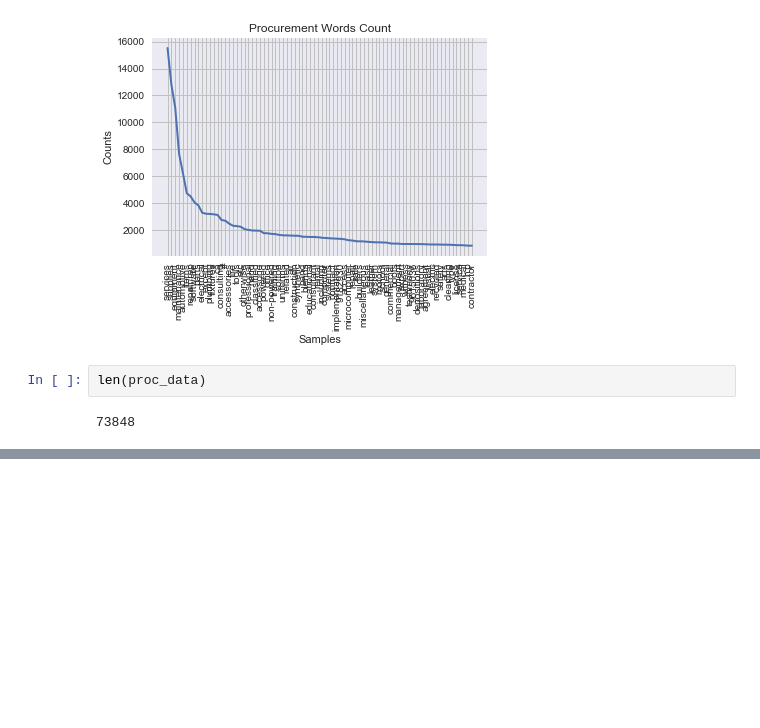
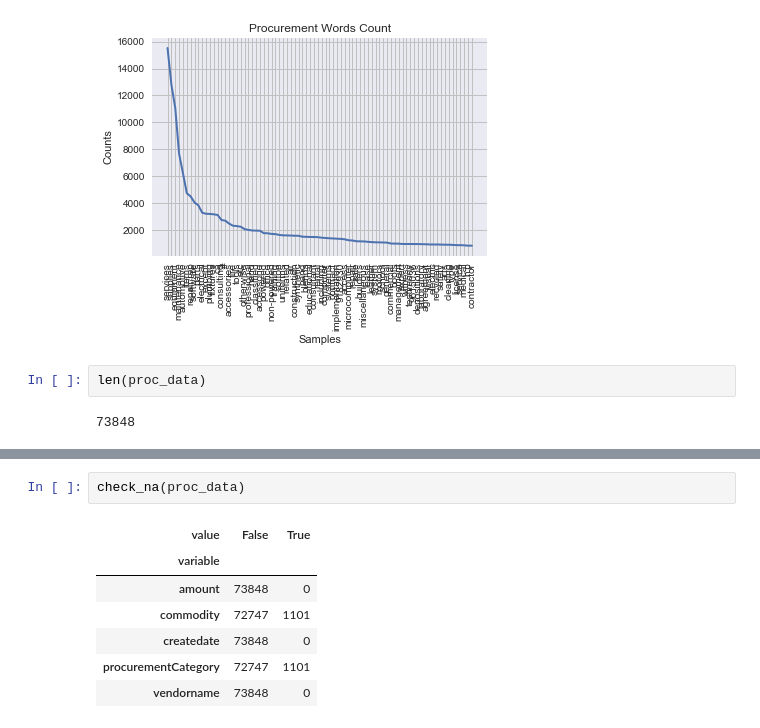
Before and after one commit to sunlightpolicy/open_data_standards_project, a Jupyter notebook: procurement.ipynb, the cells around one changed output, grey strips where cells are left out. Saved outputs shown, nothing was run; the diff lists cells and outputs as text; blank space fills up the shorter version.

```diff
--- a/procurement.ipynb
+++ b/procurement.ipynb
@@ -257,0 +333,10 @@ sum(word_count)
+# %%
+check_na(proc_data)
+# %% [output]
+| value | False | True |
+| variable |  |  |
+| amount | 73848 | 0 |
+| commodity | 72747 | 1101 |
+| createdate | 73848 | 0 |
+| procurementCategory | 72747 | 1101 |
+| vendorname | 73848 | 0 |
```
Also changed, not shown: parts of 17 cells of this notebook, 2 other files.
